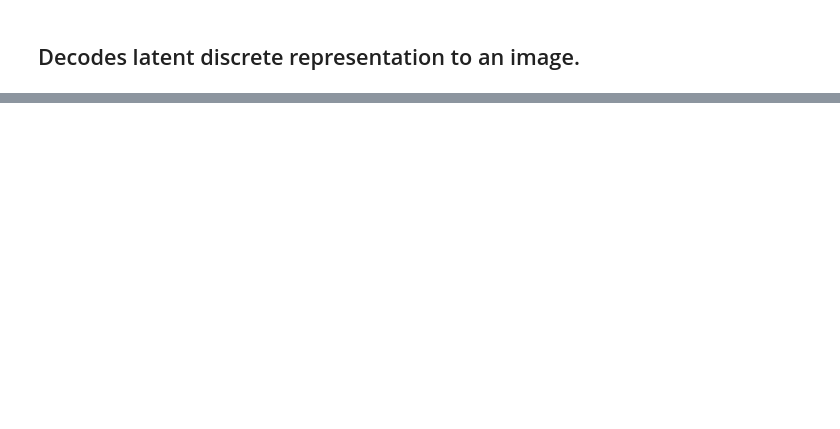
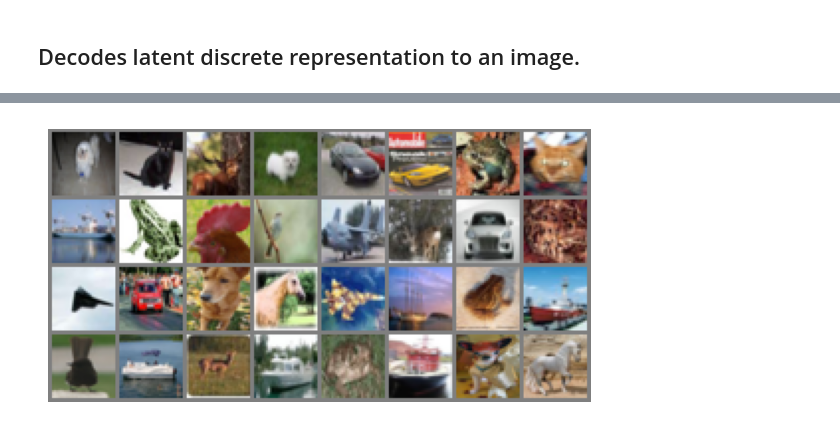
Before and after one commit to jean-kunz/cop_diffusion, a Jupyter notebook: nbks/ref_vq_vae.ipynb, the cells around one changed output, grey strips where cells are left out. Saved outputs shown, nothing was run; the diff lists cells and outputs as text; code cells hidden in the pictures; blank space fills up the shorter version.

```diff
--- a/nbks/ref_vq_vae.ipynb
+++ b/nbks/ref_vq_vae.ipynb
@@ -634,7 +651,10 @@ else:
     )
 # %%
 x, _ = next(iter(training_loader))
-display_image_grid(x)
+
+show_image(x)
+# %% [output]
+[figure, added]
 # %%
 def reconstruct(data_loader, model):
     (x, _) = next(iter(data_loader))
```
Also changed, not shown: parts of 13 cells of this notebook.
